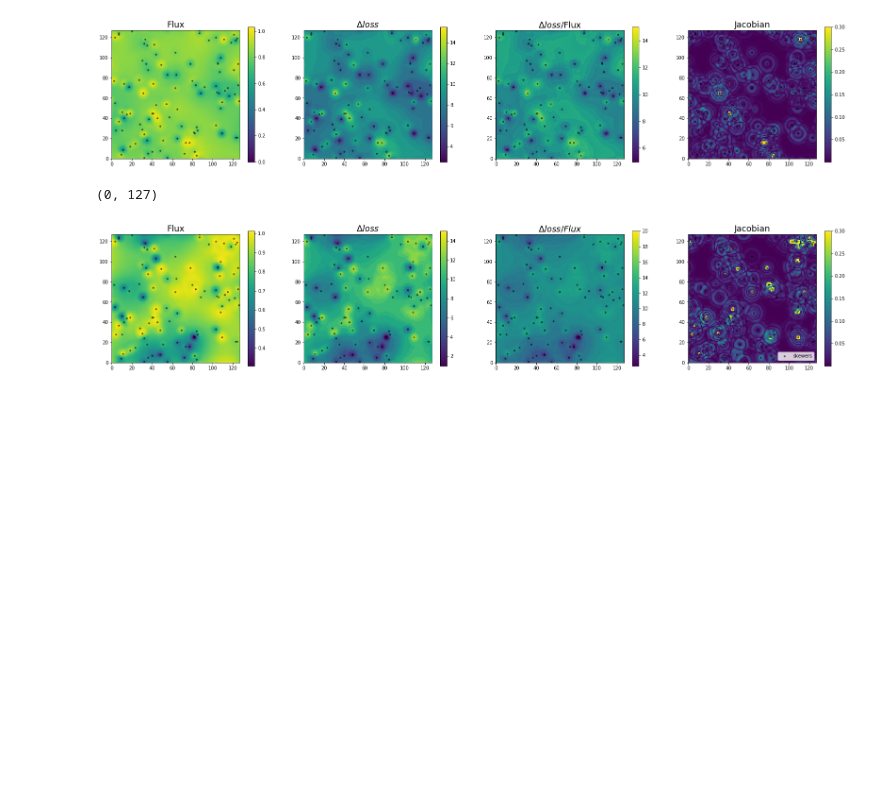
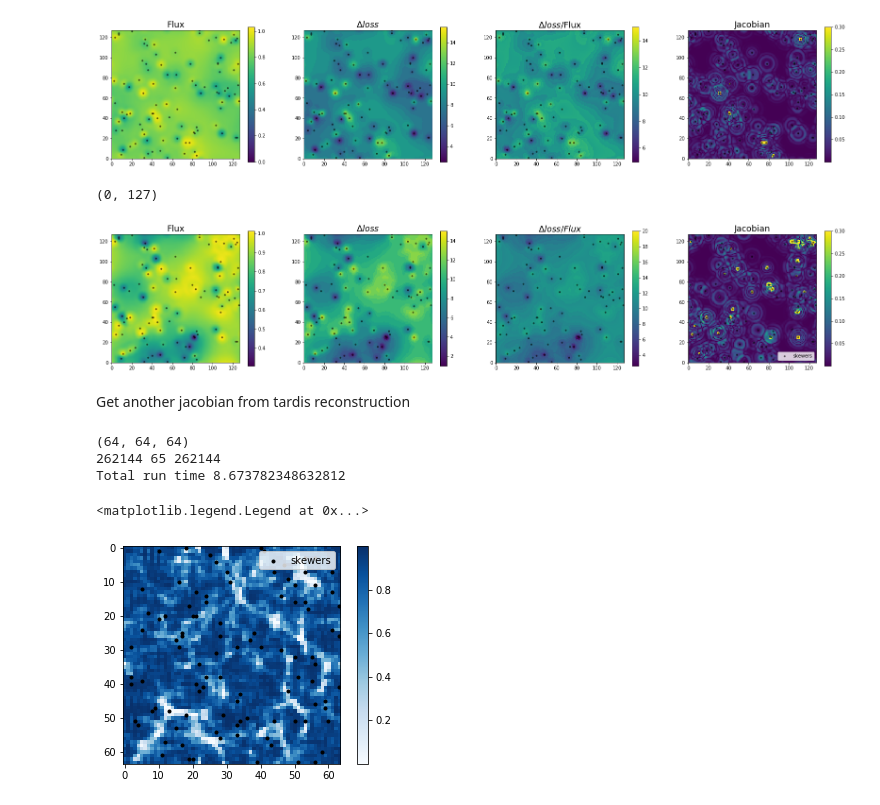
Before and after one commit to lizihao1008/Spectra, a Jupyter notebook: error analysis sn2_2.ipynb, the cells around one changed output. Saved outputs shown, nothing was run; the diff lists cells and outputs as text; code cells hidden in the pictures; blank space fills up the shorter version.

```diff
--- a/error analysis sn2_2.ipynb
+++ b/error analysis sn2_2.ipynb
@@ -253,3 +253,24 @@ ylim(0,127)
 # %% [output]
 (0, 127)
 [figure]
+# %% [markdown]
+Get another jacobian from tardis reconstruction
+# %%
+n=64
+uni2 = universe(bs=n, nc=n,z_f=2.0,ipklin = ipklin )
+uni2.evolv() #run the simulation
+# %% [output]
+(64, 64, 64)
+262144 65 262144
+Total run time 8.673782348632812
+# %%
+n_los = 100
+mock_lya2 = lya_survey(uni2,2,2,sm=0.5,n_skewers=n_los)
+mock_lya2.select_skewers()
+imshow(np.exp(-1*uni2.final_tau_RSD[0,:,:,0]),cmap="Blues")
+colorbar()
+plt.scatter(mock_lya2.skewers_fin[::n][:,0],mock_lya2.skewers_fin[::n][:,1],color='k',marker='.',label='skewers')
+legend(loc=1)
+# %% [output]
+<matplotlib.legend.Legend at 0x...>
+[figure, added]
```
Also changed, not shown: parts of 4 cells of this notebook.
